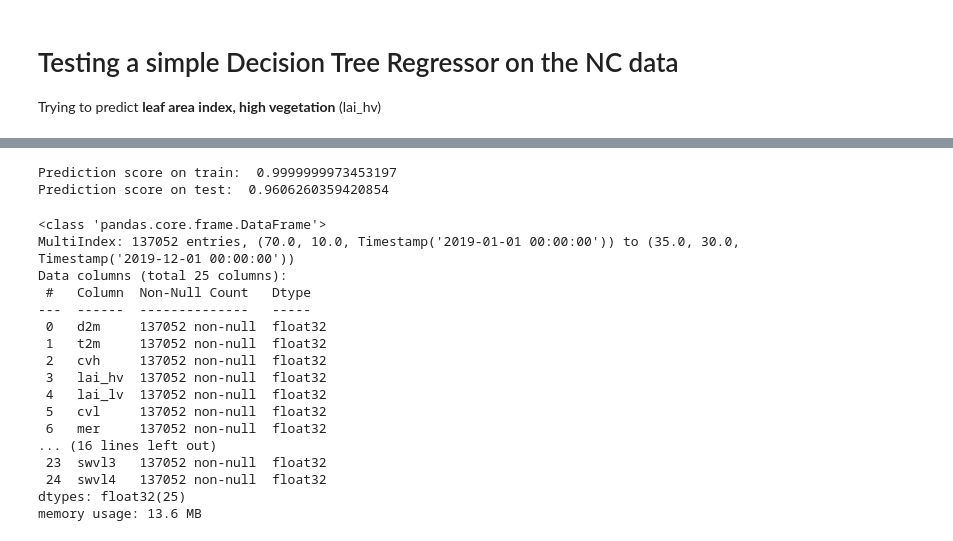
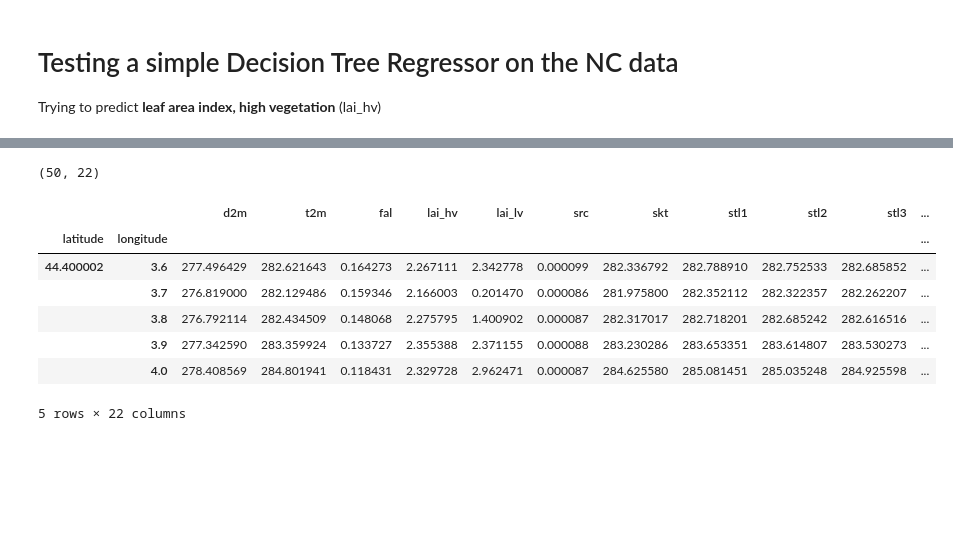
Before and after one commit to vincenzomadaghiele/Regression-of-biodiversity-indicators, a Jupyter notebook: get_dataset/merge_dataset.ipynb, the cells around one changed output, grey strips where cells are left out. Drawn from its saved outputs; the diff is of its cells as text; code cells hidden in the pictures; blank space fills up the shorter version.

```diff
--- a/get_dataset/merge_dataset.ipynb
+++ b/get_dataset/merge_dataset.ipynb
@@ -24,9 +20,0 @@ folder = './'
-# %%
-nc_path = folder + 'ERA5_land.nc'
-
-with xa.open_mfdataset(nc_path) as ds:
-    #print(ds.coords)
-    df_land = ds.to_dataframe()
-
-#print(df_land.shape)
-#df_land.isnull().sum()
@@ -56,9 +20,0 @@ dtype: int64
-# %%
-nc_path = folder + 'ERA5_pressure.nc'
-
-with xa.open_mfdataset(nc_path) as ds:
-    print(ds.coords)
-    df_pressure = ds.to_dataframe()
-
-print(df_pressure.shape)
-df_pressure.isnull().sum()
@@ -76,9 +20,0 @@ dtype: int64
-# %%
-nc_path = folder + 'ERA5_data.nc'
-
-with xa.open_mfdataset(nc_path) as ds:
-    print(ds.coords)
-    df_data = ds.to_dataframe()
-
-print(df_data.shape)
-df_data.isnull().sum()
@@ -117,28 +20,0 @@ X_train, X_test, y_train, y_test = train_test_split(X, y, test_size=0.2)
-# %%
-model = DecisionTreeRegressor()
-model.fit(X_train, y_train)
-print("Prediction score on train: ", model.score(X_train, y_train))
-print("Prediction score on test: ", model.score(X_test, y_test))
-# %% [output]
-Prediction score on train:  0.9999999973453197
-Prediction score on test:  0.9606260359420854
-# %%
-dataset.info()
-# %% [output]
-<class 'pandas.core.frame.DataFrame'>
-MultiIndex: 137052 entries, (70.0, 10.0, Timestamp('2019-01-01 00:00:00')) to (35.0, 30.0, Timestamp('2019-12-01 00:00:00'))
-Data columns (total 25 columns):
- #   Column  Non-Null Count   Dtype
----  ------  --------------   -----
- 0   d2m     137052 non-null  float32
- 1   t2m     137052 non-null  float32
- 2   cvh     137052 non-null  float32
- 3   lai_hv  137052 non-null  float32
- 4   lai_lv  137052 non-null  float32
- 5   cvl     137052 non-null  float32
- 6   mer     137052 non-null  float32
-... (16 lines left out)
- 23  swvl3   137052 non-null  float32
- 24  swvl4   137052 non-null  float32
-dtypes: float32(25)
-memory usage: 13.6 MB
@@ -144,0 +29,18 @@ memory usage: 13.6 MB
+# %%
+with xa.open_mfdataset(path) as ds:
+    df_cds = ds.to_dataframe()
+
+### Averaging on time values
+df_cds = df_cds.groupby(['latitude', 'longitude']).mean()
+print(df_cds.shape)
+df_cds.head()
+# %% [output]
+(50, 22)
+|  |  | d2m | t2m | fal | lai_hv | lai_lv | src | skt | stl1 | stl2 | stl3 | ... |
+| latitude | longitude |  |  |  |  |  |  |  |  |  |  | ... |
+| 44.400002 | 3.6 | 277.496429 | 282.621643 | 0.164273 | 2.267111 | 2.342778 | 0.000099 | 282.336792 | 282.788910 | 282.752533 | 282.685852 | ... |
+|  | 3.7 | 276.819000 | 282.129486 | 0.159346 | 2.166003 | 0.201470 | 0.000086 | 281.975800 | 282.352112 | 282.322357 | 282.262207 | ... |
+|  | 3.8 | 276.792114 | 282.434509 | 0.148068 | 2.275795 | 1.400902 | 0.000087 | 282.317017 | 282.718201 | 282.685242 | 282.616516 | ... |
+|  | 3.9 | 277.342590 | 283.359924 | 0.133727 | 2.355388 | 2.371155 | 0.000088 | 283.230286 | 283.653351 | 283.614807 | 283.530273 | ... |
+|  | 4.0 | 278.408569 | 284.801941 | 0.118431 | 2.329728 | 2.962471 | 0.000087 | 284.625580 | 285.081451 | 285.035248 | 284.925598 | ... |
+5 rows × 22 columns
```
Also changed, not shown: parts of 16 cells of this notebook, 4 other files.
